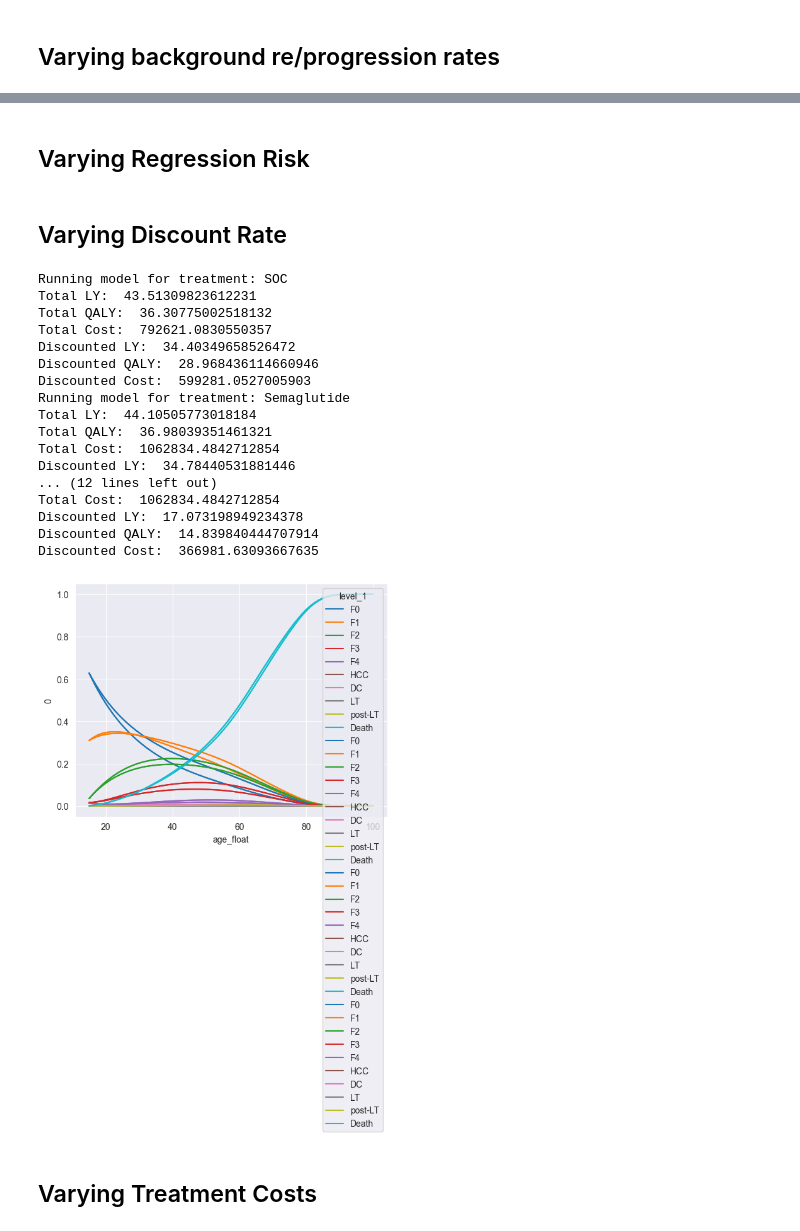
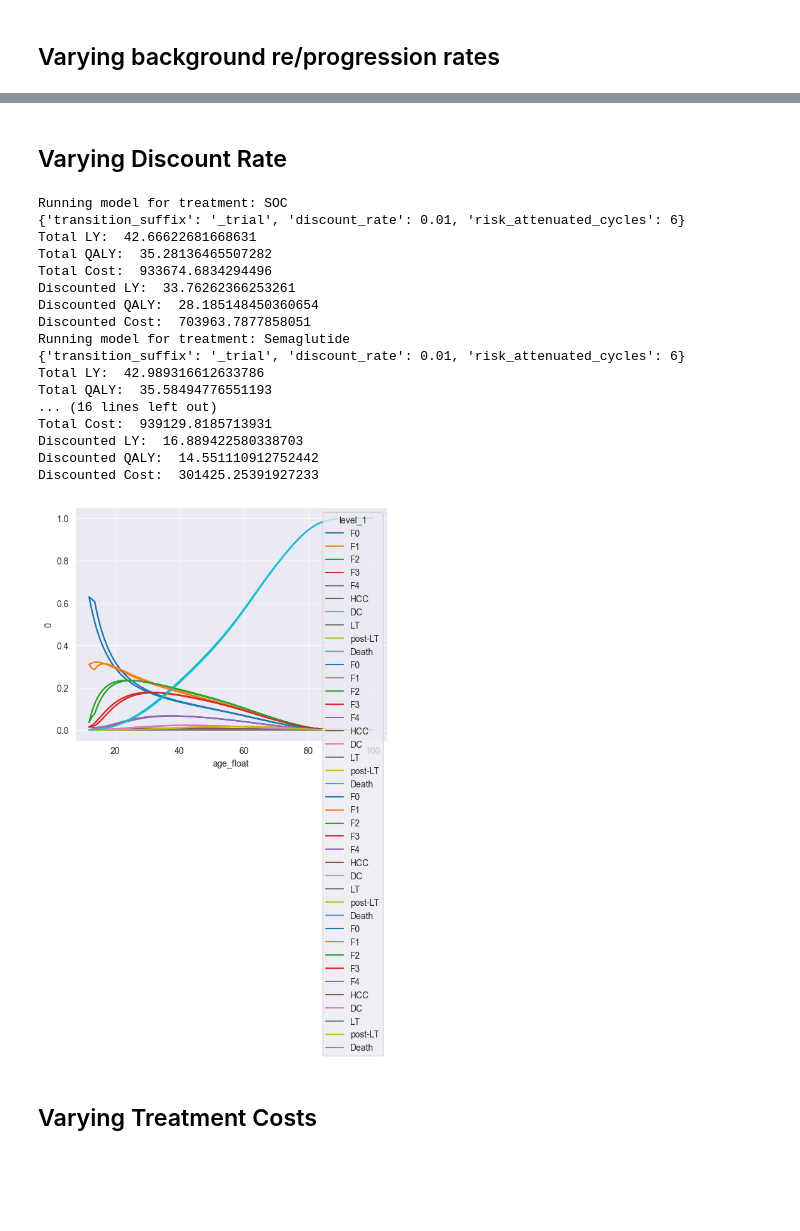
Before and after one commit to ConorMesser/glp1_cea, a Jupyter notebook: sensitivity_analyses.ipynb, the cells around one changed output, grey strips where cells are left out. Drawn from its saved outputs; the diff is of its cells as text; code cells hidden in the pictures; blank space fills up the shorter version.

```diff
--- a/sensitivity_analyses.ipynb
+++ b/sensitivity_analyses.ipynb
@@ -17,9 +36,9 @@ from utils import gen_cea
 initial_prevalence = [.628, 0.309, 0.035, 0.016, 0.012, 0,0,0,0,0]
 
 rr = [1, 1.56]  # relative risk of regression with treatment
-pr = [1, 1] # relative risk of progression with treatment
+pr = [1, 0.6097424116233234] # relative risk of progression with treatment (calculated below)
 
-baseline_tm_suffix = "_obs"
+baseline_tm_suffix = "_trial"
 # %% [markdown]
 # Sensitivity Analyses
 # %%
@@ -27,7 +46,8 @@ sensitivity_results = []
 # %%
 # Base Model
 results, traces = run_comparison('~/Documents/courses/HRP_392/final_baseline_transition_probs.csv',
-                                 initial_prevalence, ['SOC', 'Semaglutide'], rr=rr, pr=pr, transition_suffix=baseline_tm_suffix)
+                                 initial_prevalence, ['SOC', 'Semaglutide'], rr=rr, pr=pr,
+                                 transition_suffix=baseline_tm_suffix, risk_attenuated_cycles=6)
 
 sensitivity_results.append(['base', 'base', gen_cea(results).loc['Semaglutide', 'ICER']])
 # %% [output]
@@ -49,24 +71,26 @@ Discounted Cost:  521514.4644388803
 # %% [markdown]
 ## Varying background re/progression rates
 # %%
+# TODO should include other rates in low/high as well (DC, HCC, liver transplant)
+
 results, _ = run_comparison('~/Documents/courses/HRP_392/final_baseline_transition_probs.csv',
                initial_prevalence, ['SOC', 'Semaglutide'], rr=rr, pr=pr,
-               transition_suffix='_obs_low')
+               transition_suffix='_obs_low', risk_attenuated_cycles=6)
 sensitivity_results.append(['progression_rate_obs', 'low', gen_cea(results).loc['Semaglutide', 'ICER']])
 
 results, _ = run_comparison('~/Documents/courses/HRP_392/final_baseline_transition_probs.csv',
                initial_prevalence, ['SOC', 'Semaglutide'], rr=rr, pr=pr,
-               transition_suffix='_obs_high')
+               transition_suffix='_obs_high', risk_attenuated_cycles=6)
 sensitivity_results.append(['progression_rate_obs', 'high', gen_cea(results).loc['Semaglutide', 'ICER']])
 
 results, _ = run_comparison('~/Documents/courses/HRP_392/final_baseline_transition_probs.csv',
                initial_prevalence, ['SOC', 'Semaglutide'], rr=rr, pr=pr,
-               transition_suffix='_trial_low')
+               transition_suffix='_trial_low', risk_attenuated_cycles=6)
 sensitivity_results.append(['progression_rate_trial', 'low', gen_cea(results).loc['Semaglutide', 'ICER']])
 
 results, _ = run_comparison('~/Documents/courses/HRP_392/final_baseline_transition_probs.csv',
                initial_prevalence, ['SOC', 'Semaglutide'], rr=rr, pr=pr,
-               transition_suffix='_trial_high')
+               transition_suffix='_trial_high', risk_attenuated_cycles=6)
 sensitivity_results.append(['progression_rate_trial', 'high', gen_cea(results).loc['Semaglutide', 'ICER']])
 # %% [output]
 Running model for treatment: SOC
@@ -90,36 +114,34 @@ Discounted Cost:  569350.9689638865
-# %% [markdown]
-## Varying Regression Risk
 # %% [markdown]
 ## Varying Discount Rate
 # %%
 results, _ = run_comparison('~/Documents/courses/HRP_392/final_baseline_transition_probs.csv',
                initial_prevalence, ['SOC', 'Semaglutide'], rr=rr, pr=pr, transition_suffix=baseline_tm_suffix,
-               discount_rate = 0.01)
+               discount_rate = 0.01, risk_attenuated_cycles=6)
 sensitivity_results.append(['discount_rate', 'low', gen_cea(results).loc['Semaglutide', 'ICER']])
 
 results, _ = run_comparison('~/Documents/courses/HRP_392/final_baseline_transition_probs.csv',
                initial_prevalence, ['SOC', 'Semaglutide'], rr=rr, pr=pr, transition_suffix=baseline_tm_suffix,
-               discount_rate = 0.05)
+               discount_rate = 0.05, risk_attenuated_cycles=6)
 sensitivity_results.append(['discount_rate', 'high', gen_cea(results).loc['Semaglutide', 'ICER']])
 # %% [output]
 Running model for treatment: SOC
-Total LY:  43.51309823612231
-Total QALY:  36.30775002518132
-Total Cost:  792621.0830550357
-Discounted LY:  34.40349658526472
-Discounted QALY:  28.968436114660946
-Discounted Cost:  599281.0527005903
+{'transition_suffix': '_trial', 'discount_rate': 0.01, 'risk_attenuated_cycles': 6}
+Total LY:  42.66622681668631
+Total QALY:  35.28136465507282
+Total Cost:  933674.6834294496
+Discounted LY:  33.76262366253261
+Discounted QALY:  28.185148450360654
+Discounted Cost:  703963.7877858051
 Running model for treatment: Semaglutide
-Total LY:  44.10505773018184
-Total QALY:  36.98039351461321
-Total Cost:  1062834.4842712854
-Discounted LY:  34.78440531881446
-... (12 lines left out)
-Total Cost:  1062834.4842712854
-Discounted LY:  17.073198949234378
-Discounted QALY:  14.839840444707914
-Discounted Cost:  366981.63093667635
+{'transition_suffix': '_trial', 'discount_rate': 0.01, 'risk_attenuated_cycles': 6}
+Total LY:  42.989316612633786
+Total QALY:  35.58494776551193
+... (16 lines left out)
+Total Cost:  939129.8185713931
+Discounted LY:  16.889422580338703
+Discounted QALY:  14.551110912752442
+Discounted Cost:  301425.25391927233
-[figure, old version]
+[figure, new version]
 # %% [markdown]
 ## Varying Treatment Costs
 # %%
```
Also changed, not shown: parts of 42 cells of this notebook, 4 other files.
